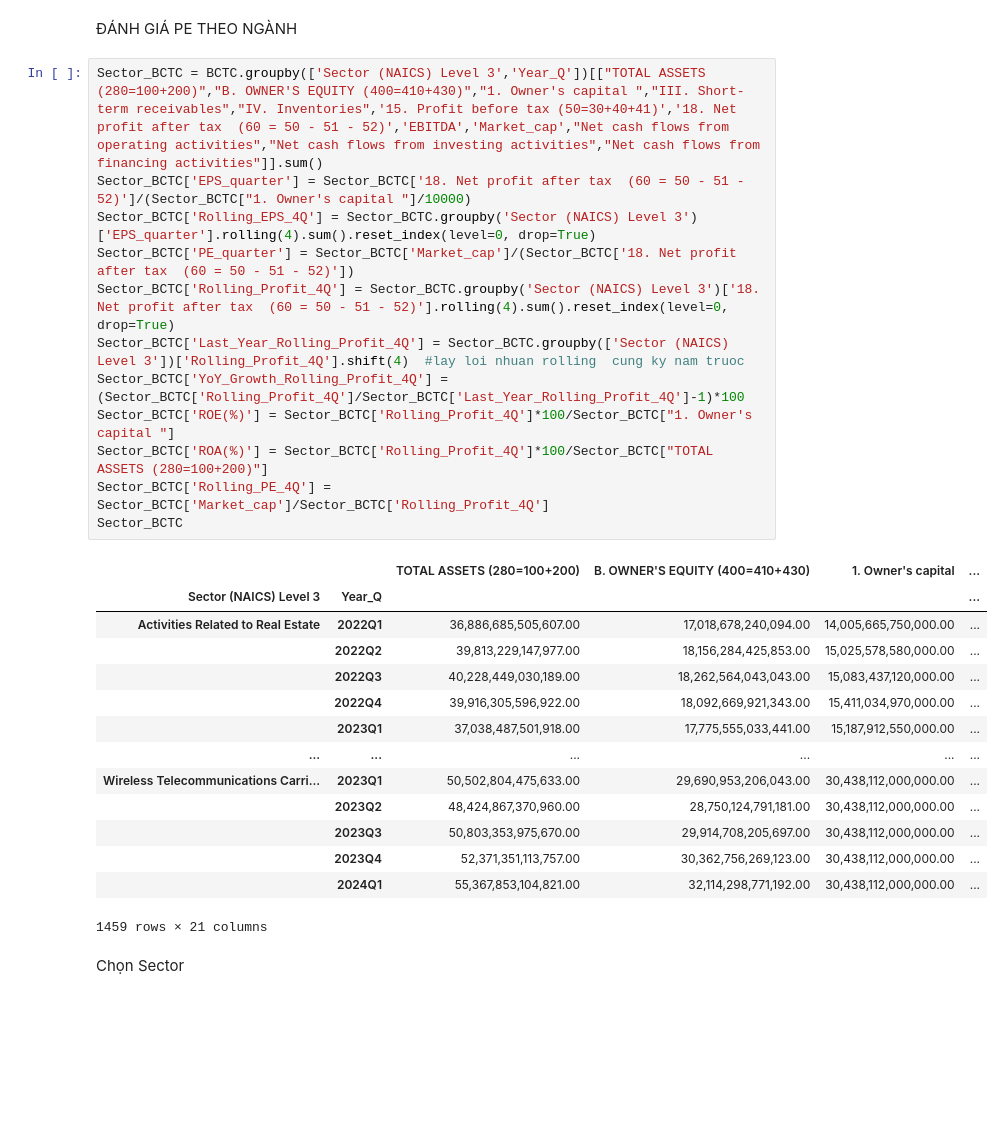
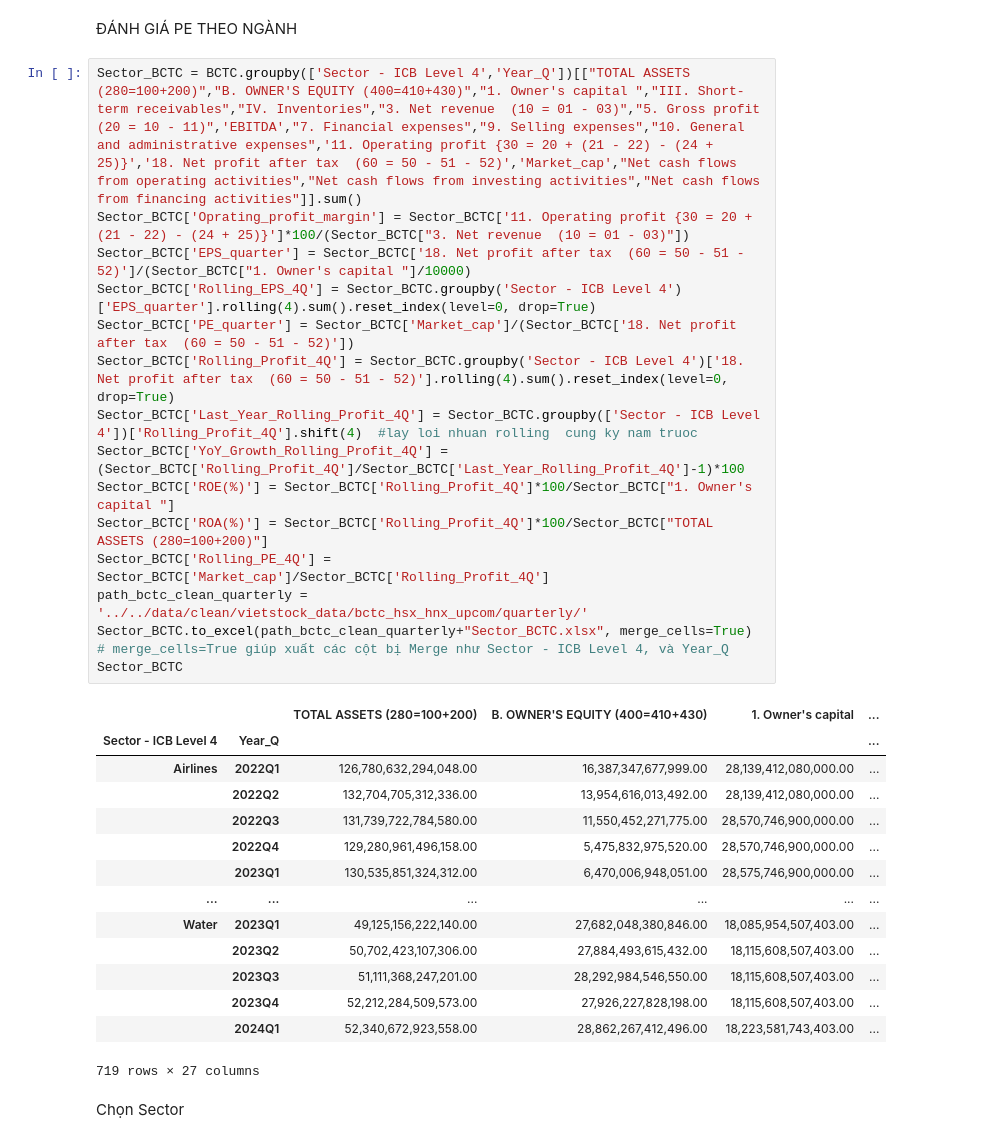
Before and after one commit to mrtotet/Statement_analyst_all_3, a Jupyter notebook: notebooks/data_from_vietstock/analyst.ipynb, the cells around one changed output. Drawn from its saved outputs; the diff is of its cells as text; blank space fills up the shorter version.

Commit message:
phan tich du lieu lay ve tu vietstock

```diff
--- a/notebooks/data_from_vietstock/analyst.ipynb
+++ b/notebooks/data_from_vietstock/analyst.ipynb
@@ -123,32 +123,35 @@ See the caveats in the documentation: https://pandas.pydata.org/pandas-docs/stab
 # %% [markdown]
 ĐÁNH GIÁ PE THEO NGÀNH
 # %%
-Sector_BCTC = BCTC.groupby(['Sector (NAICS) Level 3','Year_Q'])[["TOTAL ASSETS (280=100+200)","B. OWNER'S EQUITY (400=410+430)","1. Owner's capital ","III. Short-term receivables","IV. Inventories",'15. Profit before tax (50=30+40+41)','18. Net profit after tax  (60 = 50 - 51 - 52)','EBITDA','Market_cap',"Net cash flows from operating activities","Net cash flows from investing activities","Net cash flows from financing activities"]].sum()
+Sector_BCTC = BCTC.groupby(['Sector - ICB Level 4','Year_Q'])[["TOTAL ASSETS (280=100+200)","B. OWNER'S EQUITY (400=410+430)","1. Owner's capital ","III. Short-term receivables","IV. Inventories","3. Net revenue  (10 = 01 - 03)","5. Gross profit (20 = 10 - 11)",'EBITDA',"7. Financial expenses","9. Selling expenses","10. General and administrative expenses",'11. Operating profit {30 = 20 + (21 - 22) - (24 + 25)}','18. Net profit after tax  (60 = 50 - 51 - 52)','Market_cap',"Net cash flows from operating activities","Net cash flows from investing activities","Net cash flows from financing activities"]].sum()
+Sector_BCTC['Oprating_profit_margin'] = Sector_BCTC['11. Operating profit {30 = 20 + (21 - 22) - (24 + 25)}']*100/(Sector_BCTC["3. Net revenue  (10 = 01 - 03)"])
 Sector_BCTC['EPS_quarter'] = Sector_BCTC['18. Net profit after tax  (60 = 50 - 51 - 52)']/(Sector_BCTC["1. Owner's capital "]/10000)
-Sector_BCTC['Rolling_EPS_4Q'] = Sector_BCTC.groupby('Sector (NAICS) Level 3')['EPS_quarter'].rolling(4).sum().reset_index(level=0, drop=True)
+Sector_BCTC['Rolling_EPS_4Q'] = Sector_BCTC.groupby('Sector - ICB Level 4')['EPS_quarter'].rolling(4).sum().reset_index(level=0, drop=True)
 Sector_BCTC['PE_quarter'] = Sector_BCTC['Market_cap']/(Sector_BCTC['18. Net profit after tax  (60 = 50 - 51 - 52)'])
-Sector_BCTC['Rolling_Profit_4Q'] = Sector_BCTC.groupby('Sector (NAICS) Level 3')['18. Net profit after tax  (60 = 50 - 51 - 52)'].rolling(4).sum().reset_index(level=0, drop=True)
-Sector_BCTC['Last_Year_Rolling_Profit_4Q'] = Sector_BCTC.groupby(['Sector (NAICS) Level 3'])['Rolling_Profit_4Q'].shift(4)  #lay loi nhuan rolling  cung ky nam truoc
+Sector_BCTC['Rolling_Profit_4Q'] = Sector_BCTC.groupby('Sector - ICB Level 4')['18. Net profit after tax  (60 = 50 - 51 - 52)'].rolling(4).sum().reset_index(level=0, drop=True)
+Sector_BCTC['Last_Year_Rolling_Profit_4Q'] = Sector_BCTC.groupby(['Sector - ICB Level 4'])['Rolling_Profit_4Q'].shift(4)  #lay loi nhuan rolling  cung ky nam truoc
 Sector_BCTC['YoY_Growth_Rolling_Profit_4Q'] = (Sector_BCTC['Rolling_Profit_4Q']/Sector_BCTC['Last_Year_Rolling_Profit_4Q']-1)*100
 Sector_BCTC['ROE(%)'] = Sector_BCTC['Rolling_Profit_4Q']*100/Sector_BCTC["1. Owner's capital "]
 Sector_BCTC['ROA(%)'] = Sector_BCTC['Rolling_Profit_4Q']*100/Sector_BCTC["TOTAL ASSETS (280=100+200)"]
 Sector_BCTC['Rolling_PE_4Q'] = Sector_BCTC['Market_cap']/Sector_BCTC['Rolling_Profit_4Q']
+path_bctc_clean_quarterly = '../../data/clean/vietstock_data/bctc_hsx_hnx_upcom/quarterly/'
+Sector_BCTC.to_excel(path_bctc_clean_quarterly+"Sector_BCTC.xlsx", merge_cells=True) # merge_cells=True giúp xuất các cột bị Merge như Sector - ICB Level 4, và Year_Q
 Sector_BCTC
 # %% [output]
 |  |  | TOTAL ASSETS (280=100+200) | B. OWNER'S EQUITY (400=410+430) | 1. Owner's capital | ... |
-| Sector (NAICS) Level 3 | Year_Q |  |  |  | ... |
-| Activities Related to Real Estate | 2022Q1 | 36,886,685,505,607.00 | 17,018,678,240,094.00 | 14,005,665,750,000.00 | ... |
-|  | 2022Q2 | 39,813,229,147,977.00 | 18,156,284,425,853.00 | 15,025,578,580,000.00 | ... |
-|  | 2022Q3 | 40,228,449,030,189.00 | 18,262,564,043,043.00 | 15,083,437,120,000.00 | ... |
-|  | 2022Q4 | 39,916,305,596,922.00 | 18,092,669,921,343.00 | 15,411,034,970,000.00 | ... |
-|  | 2023Q1 | 37,038,487,501,918.00 | 17,775,555,033,441.00 | 15,187,912,550,000.00 | ... |
+| Sector - ICB Level 4 | Year_Q |  |  |  | ... |
+| Airlines | 2022Q1 | 126,780,632,294,048.00 | 16,387,347,677,999.00 | 28,139,412,080,000.00 | ... |
+|  | 2022Q2 | 132,704,705,312,336.00 | 13,954,616,013,492.00 | 28,139,412,080,000.00 | ... |
+|  | 2022Q3 | 131,739,722,784,580.00 | 11,550,452,271,775.00 | 28,570,746,900,000.00 | ... |
+|  | 2022Q4 | 129,280,961,496,158.00 | 5,475,832,975,520.00 | 28,570,746,900,000.00 | ... |
+|  | 2023Q1 | 130,535,851,324,312.00 | 6,470,006,948,051.00 | 28,575,746,900,000.00 | ... |
 | ... | ... | ... | ... | ... | ... |
-| Wireless Telecommunications Carri... | 2023Q1 | 50,502,804,475,633.00 | 29,690,953,206,043.00 | 30,438,112,000,000.00 | ... |
-|  | 2023Q2 | 48,424,867,370,960.00 | 28,750,124,791,181.00 | 30,438,112,000,000.00 | ... |
-|  | 2023Q3 | 50,803,353,975,670.00 | 29,914,708,205,697.00 | 30,438,112,000,000.00 | ... |
-|  | 2023Q4 | 52,371,351,113,757.00 | 30,362,756,269,123.00 | 30,438,112,000,000.00 | ... |
-|  | 2024Q1 | 55,367,853,104,821.00 | 32,114,298,771,192.00 | 30,438,112,000,000.00 | ... |
+| Water | 2023Q1 | 49,125,156,222,140.00 | 27,682,048,380,846.00 | 18,085,954,507,403.00 | ... |
+|  | 2023Q2 | 50,702,423,107,306.00 | 27,884,493,615,432.00 | 18,115,608,507,403.00 | ... |
+|  | 2023Q3 | 51,111,368,247,201.00 | 28,292,984,546,550.00 | 18,115,608,507,403.00 | ... |
+|  | 2023Q4 | 52,212,284,509,573.00 | 27,926,227,828,198.00 | 18,115,608,507,403.00 | ... |
+|  | 2024Q1 | 52,340,672,923,558.00 | 28,862,267,412,496.00 | 18,223,581,743,403.00 | ... |
-1459 rows × 21 columns
+719 rows × 27 columns
 # %% [markdown]
 Chọn Sector
 # %%
```
Also changed, not shown: parts of 5 cells of this notebook.
